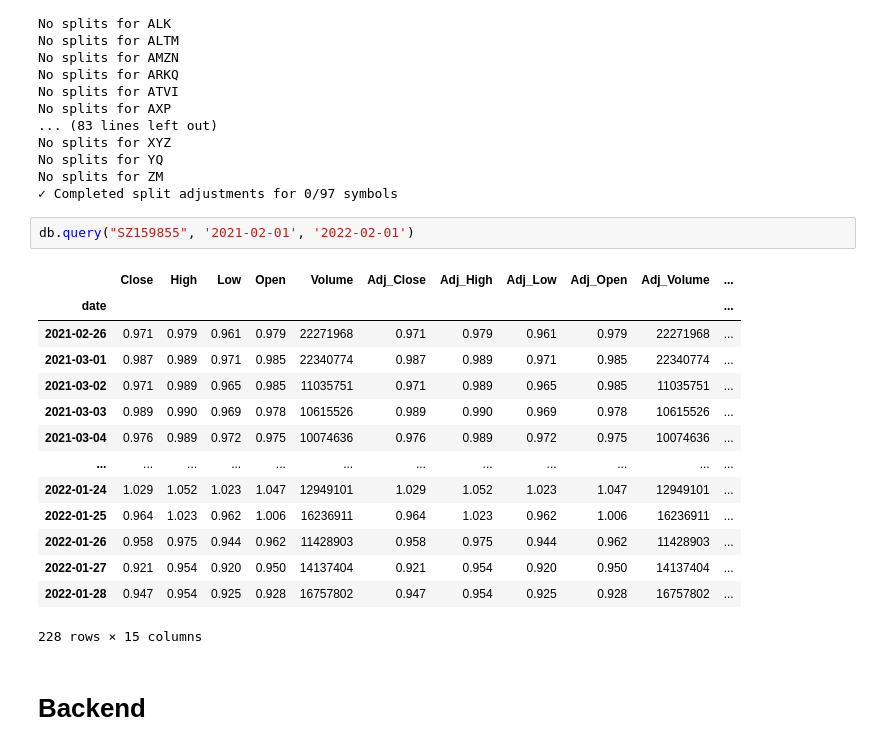
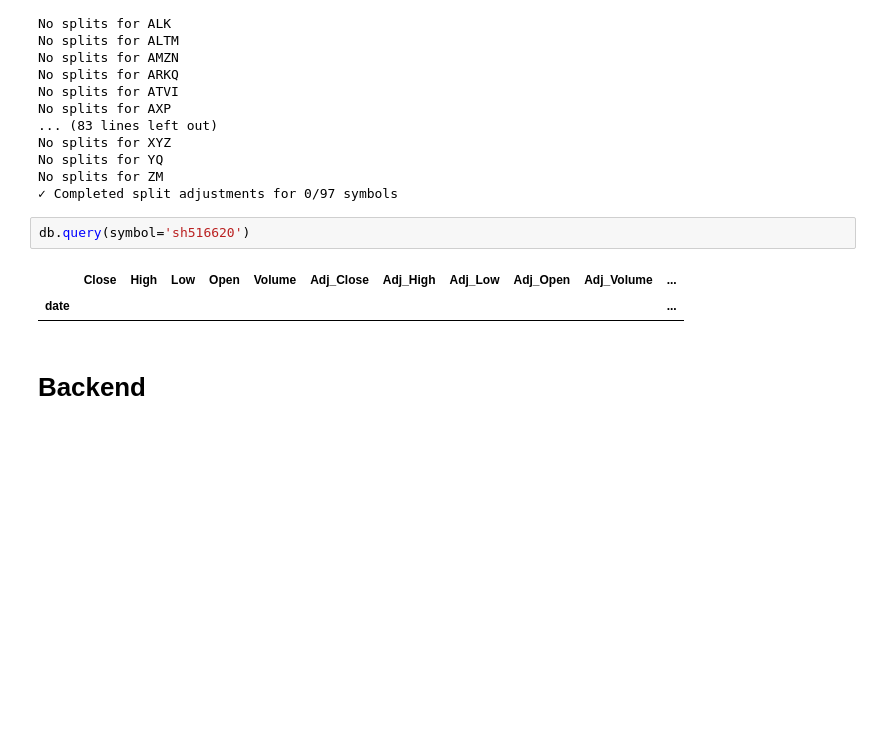
Before and after one commit to farrellsc/StockAnalysis, a Jupyter notebook: playground.ipynb, the cells around one changed output. Cells and saved outputs as stored; diff of their text form; blank space fills up the shorter version.

```diff
--- a/playground.ipynb
+++ b/playground.ipynb
@@ -158,22 +159,10 @@ No splits for YQ
 No splits for ZM
 ✓ Completed split adjustments for 0/97 symbols
 # %%
-db.query("SZ159855", '2021-02-01', '2022-02-01')
+db.query(symbol='sh516620')
 # %% [output]
 |  | Close | High | Low | Open | Volume | Adj_Close | Adj_High | Adj_Low | Adj_Open | Adj_Volume | ... |
 | date |  |  |  |  |  |  |  |  |  |  | ... |
-| 2021-02-26 | 0.971 | 0.979 | 0.961 | 0.979 | 22271968 | 0.971 | 0.979 | 0.961 | 0.979 | 22271968 | ... |
-| 2021-03-01 | 0.987 | 0.989 | 0.971 | 0.985 | 22340774 | 0.987 | 0.989 | 0.971 | 0.985 | 22340774 | ... |
-| 2021-03-02 | 0.971 | 0.989 | 0.965 | 0.985 | 11035751 | 0.971 | 0.989 | 0.965 | 0.985 | 11035751 | ... |
-| 2021-03-03 | 0.989 | 0.990 | 0.969 | 0.978 | 10615526 | 0.989 | 0.990 | 0.969 | 0.978 | 10615526 | ... |
-| 2021-03-04 | 0.976 | 0.989 | 0.972 | 0.975 | 10074636 | 0.976 | 0.989 | 0.972 | 0.975 | 10074636 | ... |
-| ... | ... | ... | ... | ... | ... | ... | ... | ... | ... | ... | ... |
-| 2022-01-24 | 1.029 | 1.052 | 1.023 | 1.047 | 12949101 | 1.029 | 1.052 | 1.023 | 1.047 | 12949101 | ... |
-| 2022-01-25 | 0.964 | 1.023 | 0.962 | 1.006 | 16236911 | 0.964 | 1.023 | 0.962 | 1.006 | 16236911 | ... |
-| 2022-01-26 | 0.958 | 0.975 | 0.944 | 0.962 | 11428903 | 0.958 | 0.975 | 0.944 | 0.962 | 11428903 | ... |
-| 2022-01-27 | 0.921 | 0.954 | 0.920 | 0.950 | 14137404 | 0.921 | 0.954 | 0.920 | 0.950 | 14137404 | ... |
-| 2022-01-28 | 0.947 | 0.954 | 0.925 | 0.928 | 16757802 | 0.947 | 0.954 | 0.925 | 0.928 | 16757802 | ... |
-228 rows × 15 columns
 # %% [markdown]
 # Backend
 # %%
```
Also changed, not shown: parts of 7 cells of this notebook, 2 other files.
